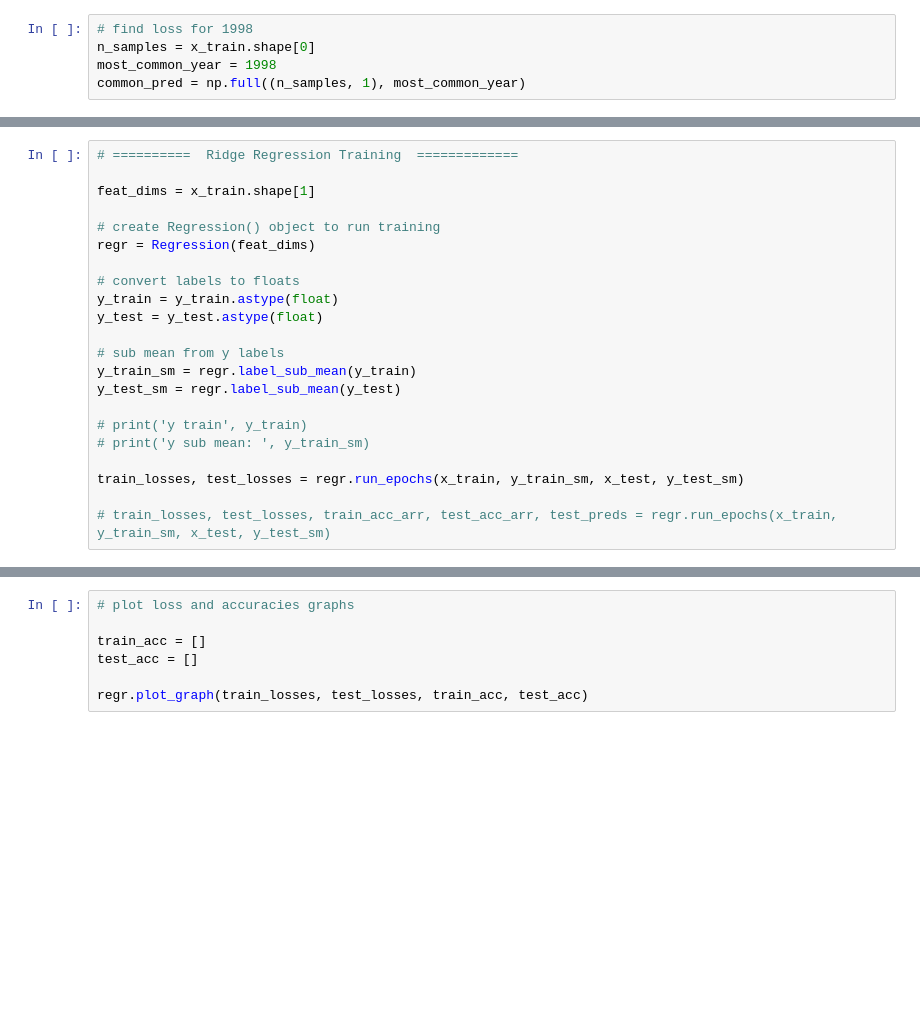
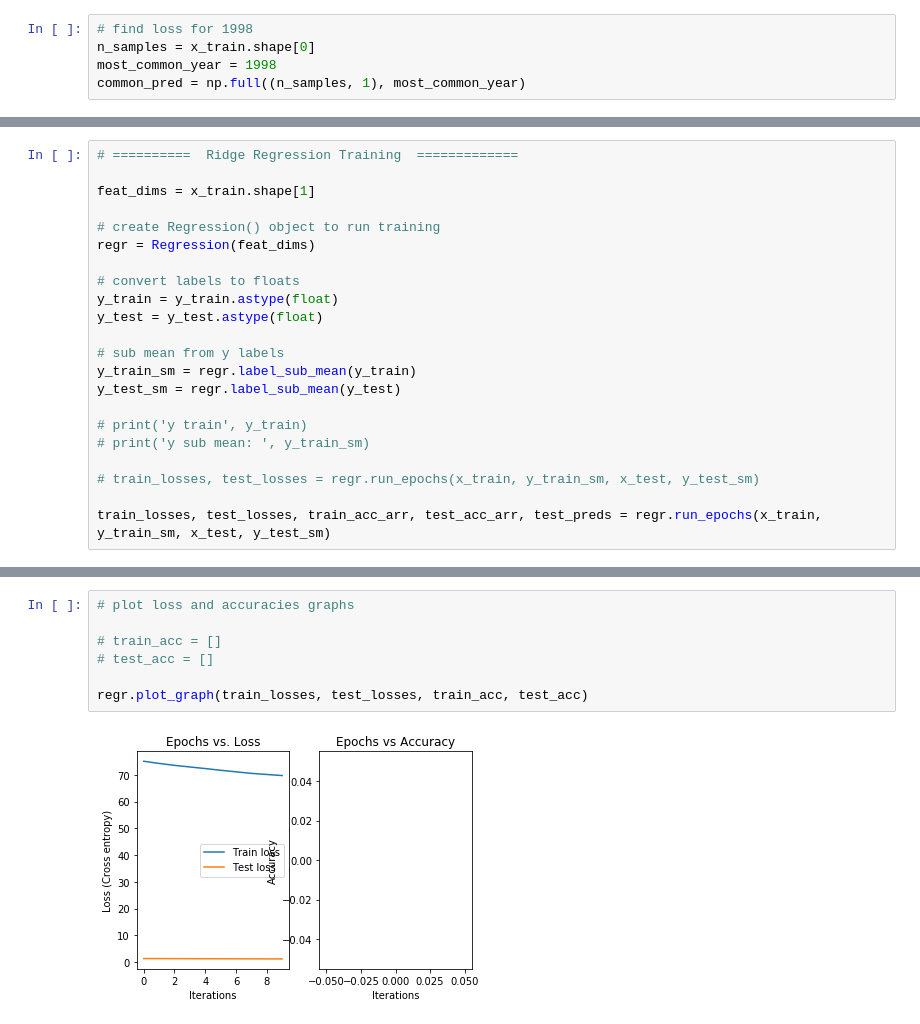
Before and after one commit to Shuling-He/deep-learning-hw1, a Jupyter notebook: prob5-regression.ipynb, the cells around one changed output, grey strips where cells are left out. Cells and saved outputs as stored; diff of their text form; blank space fills up the shorter version.

```diff
--- a/prob5-regression.ipynb
+++ b/prob5-regression.ipynb
@@ -372,6 +383,6 @@ y_test_sm = regr.label_sub_mean(y_test)
 # print('y train', y_train)
 # print('y sub mean: ', y_train_sm)
 
-train_losses, test_losses = regr.run_epochs(x_train, y_train_sm, x_test, y_test_sm)
+# train_losses, test_losses = regr.run_epochs(x_train, y_train_sm, x_test, y_test_sm)
 
-# train_losses, test_losses, train_acc_arr, test_acc_arr, test_preds = regr.run_epochs(x_train, y_train_sm, x_test, y_test_sm)
+train_losses, test_losses, train_acc_arr, test_acc_arr, test_preds = regr.run_epochs(x_train, y_train_sm, x_test, y_test_sm)
@@ -378,9 +407,11 @@ train_losses, test_losses = regr.run_epochs(x_train, y_train_sm, x_test, y_test_
 # %%
 # plot loss and accuracies graphs
 
-train_acc = []
-test_acc = []
+# train_acc = []
+# test_acc = []
 
 regr.plot_graph(train_losses, test_losses, train_acc, test_acc)
+# %% [output]
+[figure, added]
 # %%
 test_losses
```
Also changed, not shown: parts of 8 cells of this notebook.
